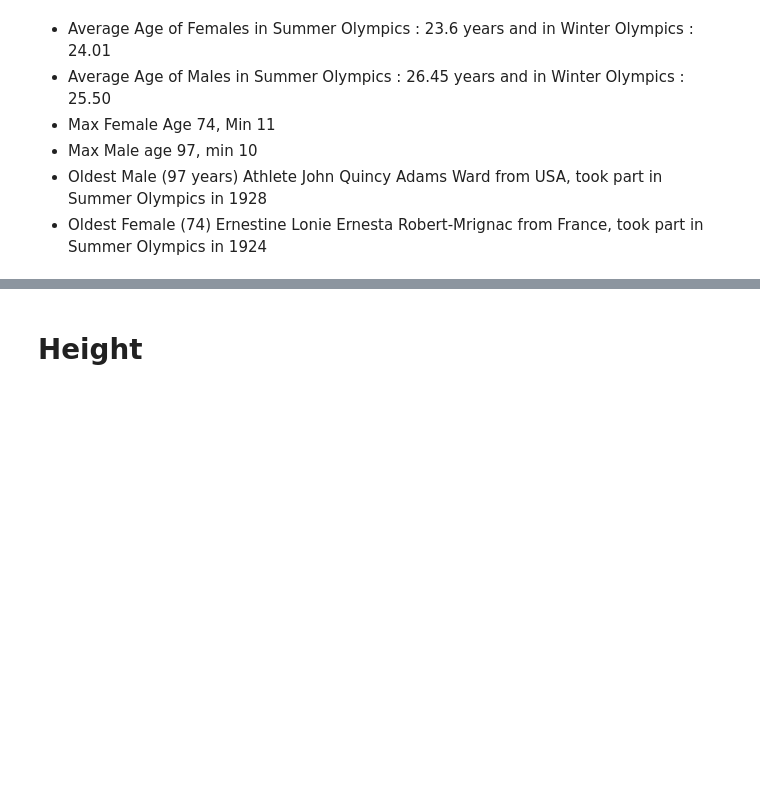
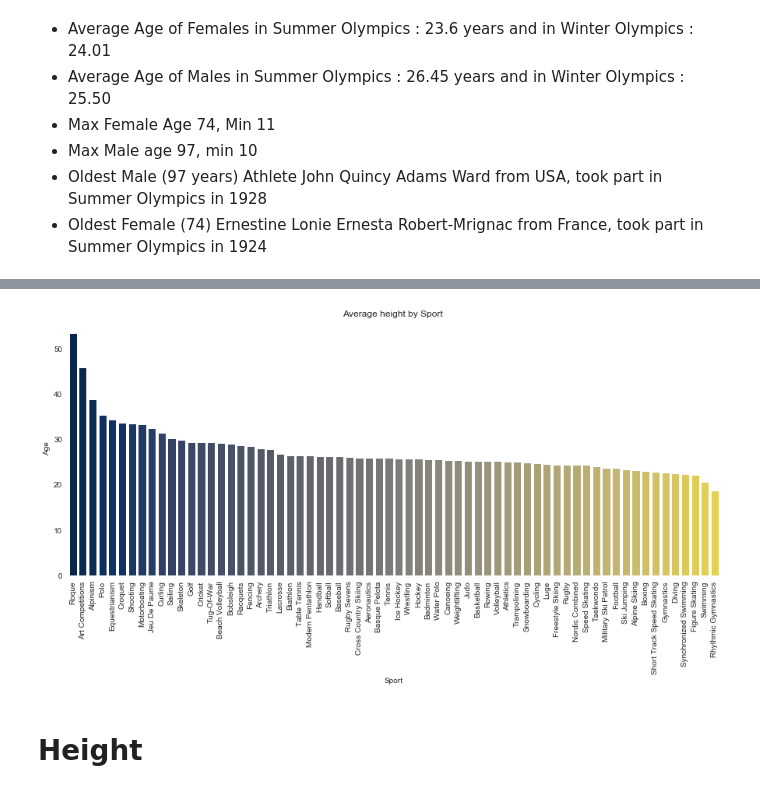
Before and after one commit to JakubPluta/EDA-ML, a Jupyter notebook: Olympic History.ipynb, the cells around one changed output, grey strips where cells are left out. Cells and saved outputs as stored; diff of their text form; code cells hidden in the pictures; blank space fills up the shorter version.

```diff
--- a/Olympic History.ipynb
+++ b/Olympic History.ipynb
@@ -286,6 +286,15 @@ data.sample()
 # %% [output]
 |  | ID | Name | Sex | Age | Height | Weight | Team | NOC | Games | Year | Season | ... |
 | 240053 | 120298 | Karl-August Tiirmaa | M | 24.0 | 178.0 | 64.0 | Estonia | EST | 2014 Winter | 2014 | Winter | ... |
+# %%
+sports_age = data.groupby(['Sport'])['Age'].mean().reset_index()
+plt.figure(figsize=(15,6))
+sns.barplot(y='Age',x='Sport',palette='cividis',data=sports_age.sort_values(by='Age',ascending=False))
+plt.xticks(rotation=90);
+sns.despine(left=True, bottom=True);
+plt.title('Average height by Sport ',fontsize=12,y=1.00);
+# %% [output]
+[figure, added]
 # %% [markdown]
 # Height
 # %%
```
Also changed, not shown: parts of 3 cells of this notebook.
